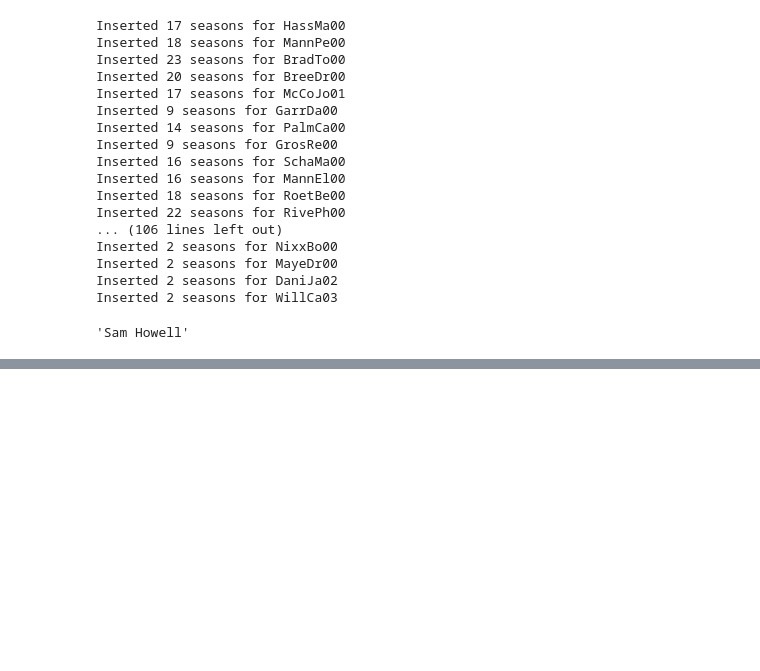
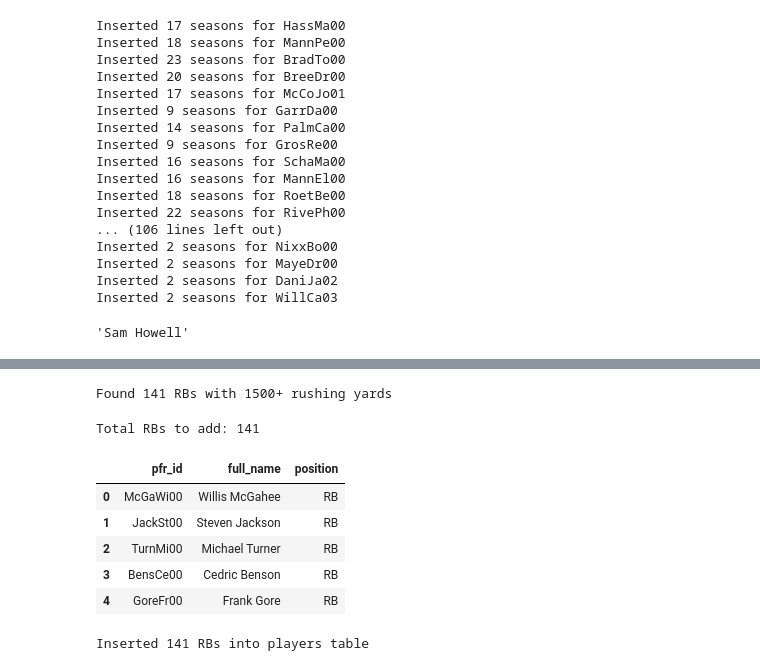
Before and after one commit to pranavrajaram/pfr-guesser, a Jupyter notebook: backend/nflreadpy-test.ipynb, the cells around one changed output, grey strips where cells are left out. Saved outputs shown, nothing was run; the diff lists cells and outputs as text; code cells hidden in the pictures; blank space fills up the shorter version.

```diff
--- a/backend/nflreadpy-test.ipynb
+++ b/backend/nflreadpy-test.ipynb
@@ -286,0 +437,66 @@ qb_career_to_payload()
+# %%
+# Extract RB data from rosters
+rbs_since_2010 = full_rosters[full_rosters["position"] == "RB"]
+
+rb_roster_unique = (
+    rbs_since_2010
+    .groupby("gsis_id", as_index=False)
+    .agg({"pfr_id": "first",
+    "full_name": "first",
+    "position": "first"})
+)
+
+rb_stats = all_stats.merge(
+    rb_roster_unique[["pfr_id", "gsis_id"]],
+    left_on="player_id",
+    right_on="gsis_id",
+    how="inner"
+)
+
+rb_totals = (
+    rb_stats
+    .groupby(["player_id", "pfr_id"], as_index=False)["rushing_yards"]
+    .sum()
+)
+
+# Filter to RBs with at least 1500 rushing yards
+valid_rb = rb_totals[rb_totals["rushing_yards"] >= 1500]
+valid_rbs = valid_rb["pfr_id"].dropna().unique().tolist()
+
+print(f"Found {len(valid_rbs)} RBs with 1500+ rushing yards")
+# %% [output]
+Found 141 RBs with 1500+ rushing yards
+# %%
+# Create final_rbs DataFrame
+final_rbs = valid_rb.merge(
+    rb_roster_unique,
+    left_on="pfr_id",
+    right_on="pfr_id",
+    how="left"
+).drop(columns=["player_id", "gsis_id", "rushing_yards"])
+
+print(f"Total RBs to add: {len(final_rbs)}")
+final_rbs.head()
+# %% [output]
+Total RBs to add: 141
+|  | pfr_id | full_name | position |
+| 0 | McGaWi00 | Willis McGahee | RB |
+| 1 | JackSt00 | Steven Jackson | RB |
+| 2 | TurnMi00 | Michael Turner | RB |
+| 3 | BensCe00 | Cedric Benson | RB |
+| 4 | GoreFr00 | Frank Gore | RB |
+# %%
+# Insert RBs into players table
+for _, row in final_rbs.iterrows():
+    cur.execute(
+        """
+        INSERT OR IGNORE INTO players (pfr_id, name, position)
+        VALUES (?, ?, ?)
+        """,
+        (row["pfr_id"], row["full_name"], row["position"])
+    )
+
+conn.commit()
+print(f"Inserted {len(final_rbs)} RBs into players table")
+# %% [output]
+Inserted 141 RBs into players table
```
Also changed, not shown: parts of 19 cells of this notebook, 3 other files.
